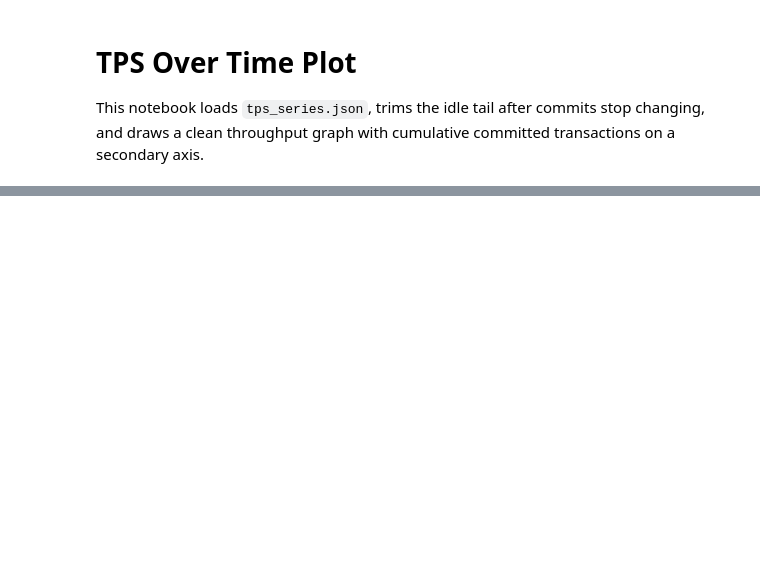
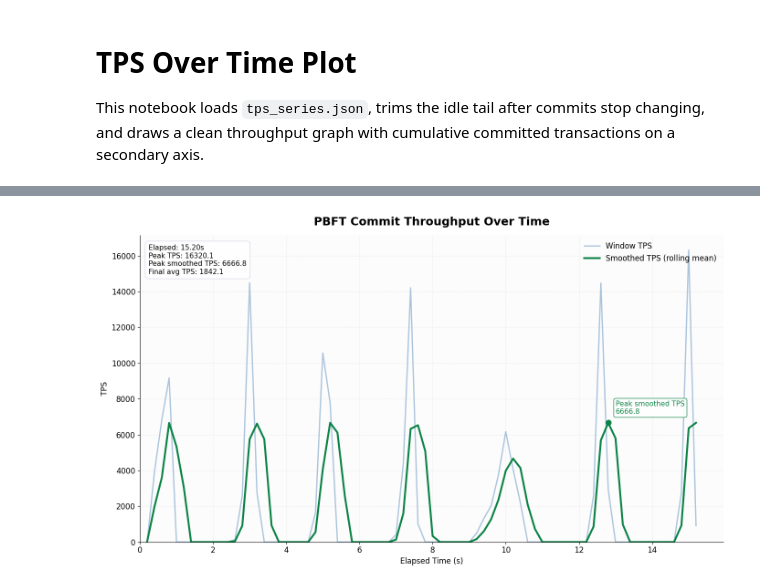
Before and after one commit to Michael112233/pbft, a Jupyter notebook: plot_tps_series.ipynb, the cells around one changed output, grey strips where cells are left out. Drawn from its saved outputs; the diff is of its cells as text; code cells hidden in the pictures; blank space fills up the shorter version.

```diff
--- a/plot_tps_series.ipynb
+++ b/plot_tps_series.ipynb
@@ -22,7 +22,7 @@ plt.rcParams.update({
     "font.size": 12,
 })
 # %%
-json_path = Path("tps_series.json")
+json_path = Path("tps_series_peak.json")
 assert json_path.exists(), f"Missing file: {json_path.resolve()}"
 
 with json_path.open() as f:
@@ -53,10 +62,8 @@ pd.Series(summary)
 # %%
 fig, ax1 = plt.subplots()
-ax2 = ax1.twinx()
 
 throughput_color = "#145DA0"
 smooth_color = "#0C8346"
-commit_color = "#F28F3B"
 
 ax1.plot(
     plot_df["elapsed_sec"],
@@ -72,21 +79,6 @@ ax1.plot(
     color=smooth_color,
     linewidth=3.0,
     label="Smoothed TPS (rolling mean)",
-)
-
-ax2.fill_between(
-    plot_df["elapsed_sec"],
-    plot_df["committed_total"],
-    color=commit_color,
-    alpha=0.12,
-    label="Committed Total",
-)
-ax2.plot(
-    plot_df["elapsed_sec"],
-    plot_df["committed_total"],
-    color=commit_color,
-    linewidth=2.2,
-    label="Committed Total",
 )
 
 peak_idx = plot_df["window_tps_smooth"].idxmax()
@@ -102,39 +94,37 @@ ax1.annotate(
     color=smooth_color,
     bbox=dict(boxstyle="round,pad=0.3", fc="white", ec=smooth_color, alpha=0.9),
 )
 
 ax1.set_title("PBFT Commit Throughput Over Time", fontsize=18, weight="bold", pad=16)
 ax1.set_xlabel("Elapsed Time (s)")
 ax1.set_ylabel("TPS")
-ax2.set_ylabel("Committed Transactions")
 
 ax1.set_xlim(left=0)
 ax1.set_ylim(bottom=0)
-ax2.set_ylim(bottom=0)
 
 summary_text = (
-    f"Final committed: {summary['final_committed']}\n"
     f"Elapsed: {summary['elapsed_sec']:.2f}s\n"
     f"Peak TPS: {summary['peak_window_tps']:.1f}\n"
+    f"Peak smoothed TPS: {summary['peak_smoothed_tps']:.1f}\n"
     f"Final avg TPS: {summary['final_average_tps']:.1f}"
 )
 ax1.text(
     0.015,
     0.97,
     summary_text,
     transform=ax1.transAxes,
     va="top",
     ha="left",
     fontsize=11,
     bbox=dict(boxstyle="round,pad=0.5", fc="white", ec="#d9dde7", alpha=0.95),
 )
 
-lines1, labels1 = ax1.get_legend_handles_labels()
-lines2, labels2 = ax2.get_legend_handles_labels()
-ax1.legend(lines1 + lines2, labels1 + labels2, loc="upper right", frameon=False)
+ax1.legend(loc="upper right", frameon=False)
 
 plt.tight_layout()
 plt.show()
+# %% [output]
+[figure, added]
 # %%
 output_path = Path("tps_graph_pretty.png")
 fig.savefig(output_path, dpi=220, bbox_inches="tight")
```
Also changed, not shown: parts of 1 cell of this notebook, 7 other files.
